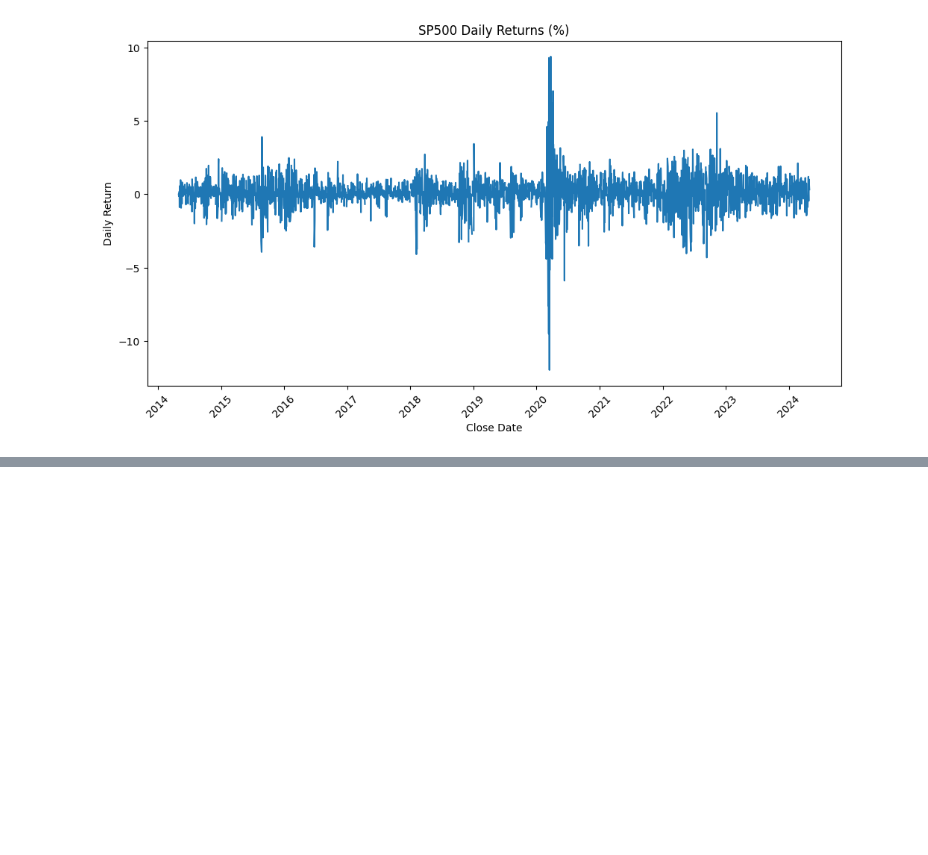
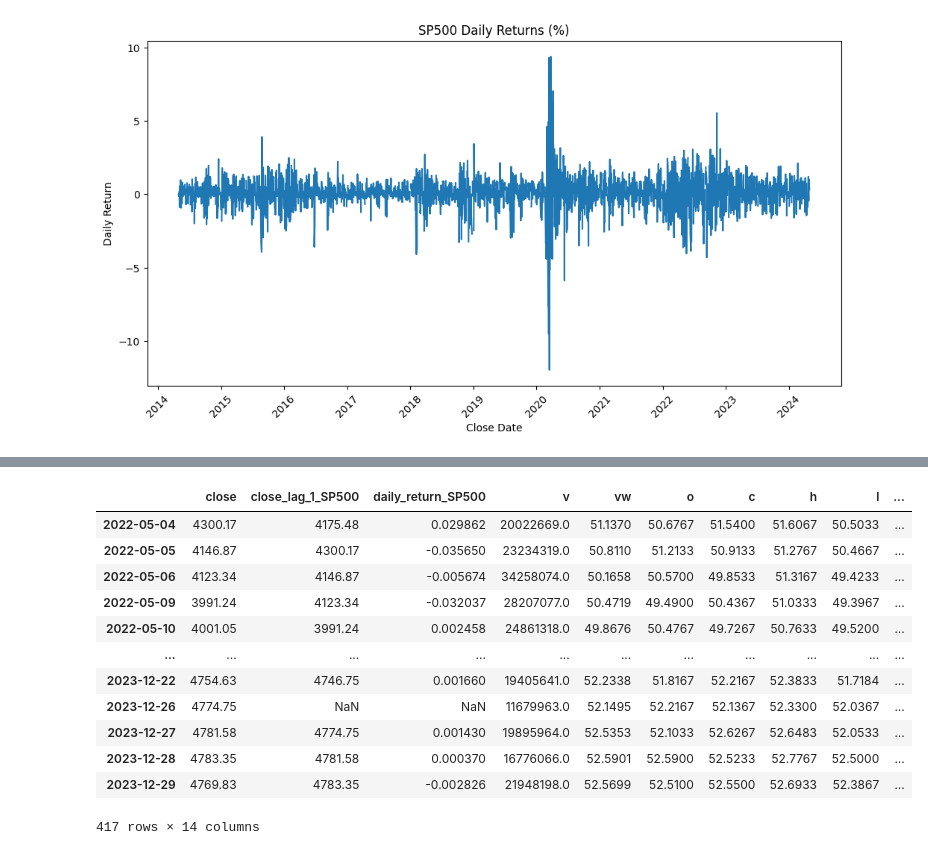
Before and after one commit to alporter08/stocks-feed, a Jupyter notebook: notebooks/api_explore.ipynb, the cells around one changed output, grey strips where cells are left out. Saved outputs shown, nothing was run; the diff lists cells and outputs as text; code cells hidden in the pictures; blank space fills up the shorter version.

```diff
--- a/notebooks/api_explore.ipynb
+++ b/notebooks/api_explore.ipynb
@@ -120,0 +118,16 @@ s.df
+# %%
+df_test
+# %% [output]
+|  | close | close_lag_1_SP500 | daily_return_SP500 | v | vw | o | c | h | l | ... |
+| 2022-05-04 | 4300.17 | 4175.48 | 0.029862 | 20022669.0 | 51.1370 | 50.6767 | 51.5400 | 51.6067 | 50.5033 | ... |
+| 2022-05-05 | 4146.87 | 4300.17 | -0.035650 | 23234319.0 | 50.8110 | 51.2133 | 50.9133 | 51.2767 | 50.4667 | ... |
+| 2022-05-06 | 4123.34 | 4146.87 | -0.005674 | 34258074.0 | 50.1658 | 50.5700 | 49.8533 | 51.3167 | 49.4233 | ... |
+| 2022-05-09 | 3991.24 | 4123.34 | -0.032037 | 28207077.0 | 50.4719 | 49.4900 | 50.4367 | 51.0333 | 49.3967 | ... |
+| 2022-05-10 | 4001.05 | 3991.24 | 0.002458 | 24861318.0 | 49.8676 | 50.4767 | 49.7267 | 50.7633 | 49.5200 | ... |
+| ... | ... | ... | ... | ... | ... | ... | ... | ... | ... | ... |
+| 2023-12-22 | 4754.63 | 4746.75 | 0.001660 | 19405641.0 | 52.2338 | 51.8167 | 52.2167 | 52.3833 | 51.7184 | ... |
+| 2023-12-26 | 4774.75 | NaN | NaN | 11679963.0 | 52.1495 | 52.2167 | 52.1367 | 52.3300 | 52.0367 | ... |
+| 2023-12-27 | 4781.58 | 4774.75 | 0.001430 | 19895964.0 | 52.5353 | 52.1033 | 52.6267 | 52.6483 | 52.0533 | ... |
+| 2023-12-28 | 4783.35 | 4781.58 | 0.000370 | 16776066.0 | 52.5901 | 52.5900 | 52.5233 | 52.7767 | 52.5000 | ... |
+| 2023-12-29 | 4769.83 | 4783.35 | -0.002826 | 21948198.0 | 52.5699 | 52.5100 | 52.5500 | 52.6933 | 52.3867 | ... |
+417 rows × 14 columns
```
Also changed, not shown: parts of 12 cells of this notebook, 1 other file.
